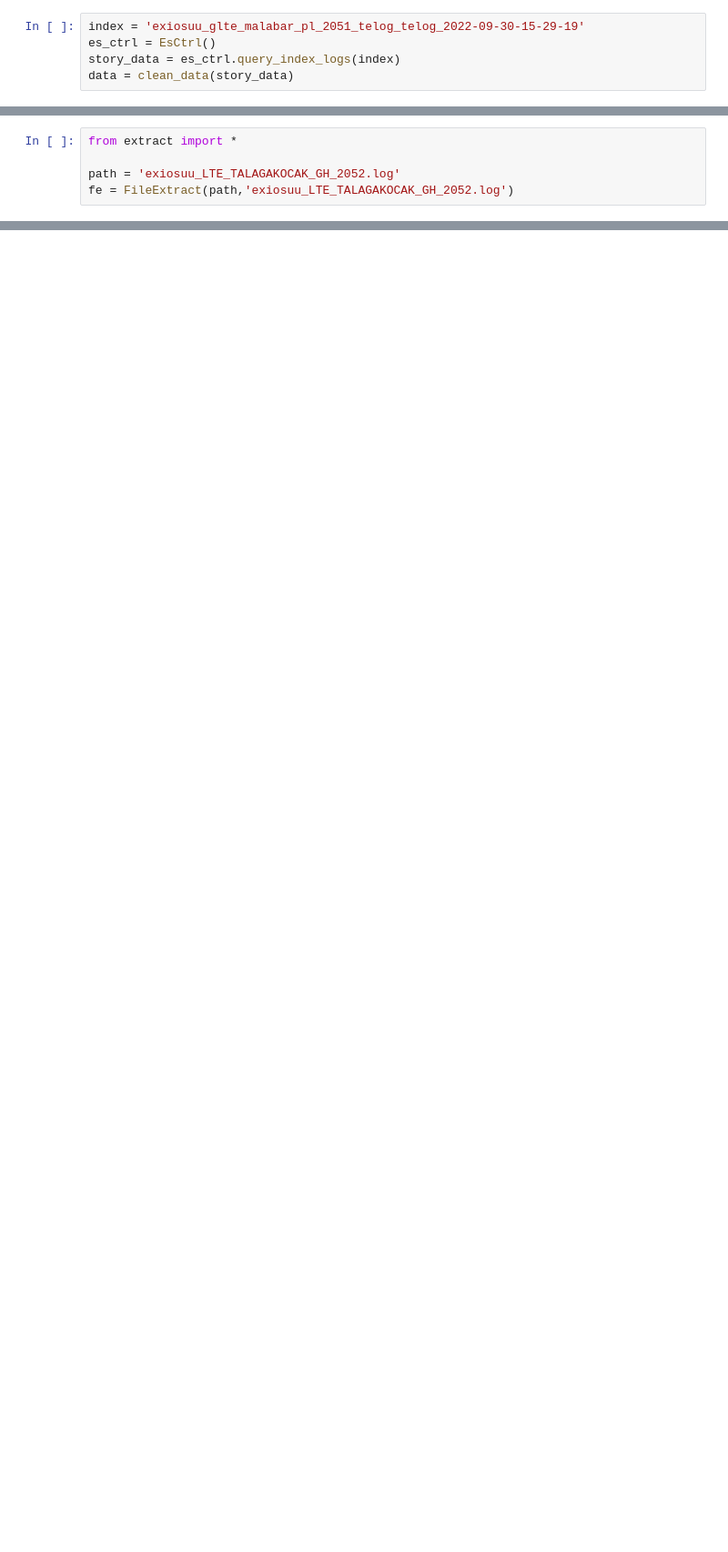
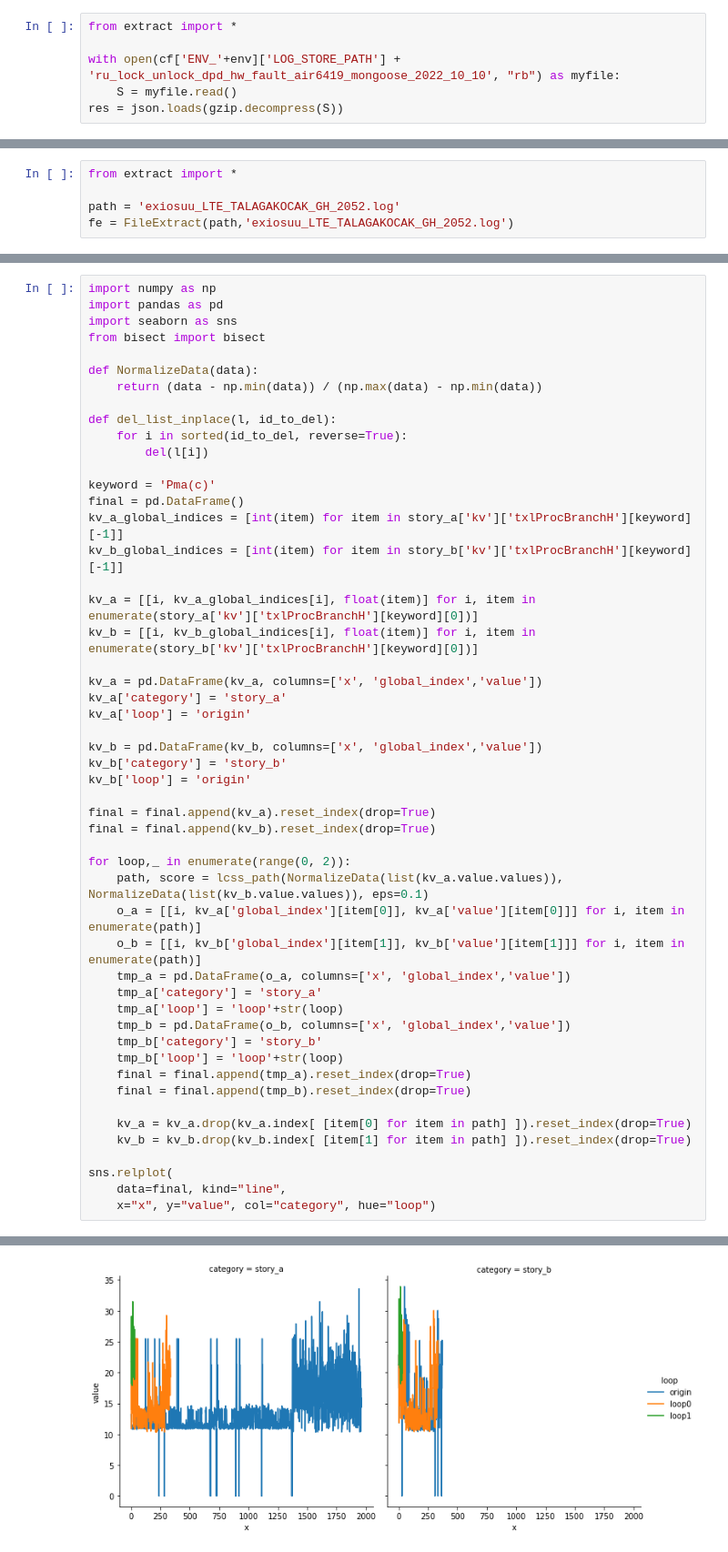
Before and after one commit to dj-lei/logs_trouble_shooting_back, a Jupyter notebook: test.ipynb, the cells around one changed output, grey strips where cells are left out. Shown at 91% size. Drawn from its saved outputs; the diff is of its cells as text; blank space fills up the shorter version.

```diff
--- a/test.ipynb
+++ b/test.ipynb
@@ -278,8 +278,9 @@ def cal_lcss_path_and_score(s_y1, s_y2):
 def cal_dtw_path_and_score(s_y1, s_y2):
     path, score = dtw_path(s_y1, s_y2)
     return path, score
-# %%
-index = 'exiosuu_glte_malabar_pl_2051_telog_telog_2022-09-30-15-29-19'
-es_ctrl = EsCtrl()
-story_data = es_ctrl.query_index_logs(index)
-data = clean_data(story_data)
+# %%
+from extract import *
+
+with open(cf['ENV_'+env]['LOG_STORE_PATH'] + 'ru_lock_unlock_dpd_hw_fault_air6419_mongoose_2022_10_10', "rb") as myfile:
+    S = myfile.read()
+res = json.loads(gzip.decompress(S))
@@ -312,0 +415,52 @@ test['inverted_index_table']['abn']
+# %%
+import numpy as np
+import pandas as pd
+import seaborn as sns
+from bisect import bisect
+
+def NormalizeData(data):
+    return (data - np.min(data)) / (np.max(data) - np.min(data))
+
+def del_list_inplace(l, id_to_del):
+    for i in sorted(id_to_del, reverse=True):
+        del(l[i])
+
+keyword = 'Pma(c)'
+final = pd.DataFrame()
+kv_a_global_indices = [int(item) for item in story_a['kv']['txlProcBranchH'][keyword][-1]]
+kv_b_global_indices = [int(item) for item in story_b['kv']['txlProcBranchH'][keyword][-1]]
+
+kv_a = [[i, kv_a_global_indices[i], float(item)] for i, item in enumerate(story_a['kv']['txlProcBranchH'][keyword][0])]
+kv_b = [[i, kv_b_global_indices[i], float(item)] for i, item in enumerate(story_b['kv']['txlProcBranchH'][keyword][0])]
+
+kv_a = pd.DataFrame(kv_a, columns=['x', 'global_index','value'])
+kv_a['category'] = 'story_a'
+kv_a['loop'] = 'origin'
+
+kv_b = pd.DataFrame(kv_b, columns=['x', 'global_index','value'])
+kv_b['category'] = 'story_b'
+kv_b['loop'] = 'origin'
+
+final = final.append(kv_a).reset_index(drop=True)
+final = final.append(kv_b).reset_index(drop=True)
+
+for loop,_ in enumerate(range(0, 2)):
+    path, score = lcss_path(NormalizeData(list(kv_a.value.values)), NormalizeData(list(kv_b.value.values)), eps=0.1)
+    o_a = [[i, kv_a['global_index'][item[0]], kv_a['value'][item[0]]] for i, item in enumerate(path)]
+    o_b = [[i, kv_b['global_index'][item[1]], kv_b['value'][item[1]]] for i, item in enumerate(path)]
+    tmp_a = pd.DataFrame(o_a, columns=['x', 'global_index','value'])
+    tmp_a['category'] = 'story_a'
+    tmp_a['loop'] = 'loop'+str(loop)
+    tmp_b = pd.DataFrame(o_b, columns=['x', 'global_index','value'])
+    tmp_b['category'] = 'story_b'
+    tmp_b['loop'] = 'loop'+str(loop)
+    final = final.append(tmp_a).reset_index(drop=True)
+    final = final.append(tmp_b).reset_index(drop=True)
+
+    kv_a = kv_a.drop(kv_a.index[ [item[0] for item in path] ]).reset_index(drop=True)
+    kv_b = kv_b.drop(kv_b.index[ [item[1] for item in path] ]).reset_index(drop=True)
+
+sns.relplot(
+    data=final, kind="line",
+    x="x", y="value", col="category", hue="loop")
+# %% [output]
@@ -312,0 +468 @@ test['inverted_index_table']['abn']
+[figure, added]
```
Also changed, not shown: parts of 30 cells of this notebook.
